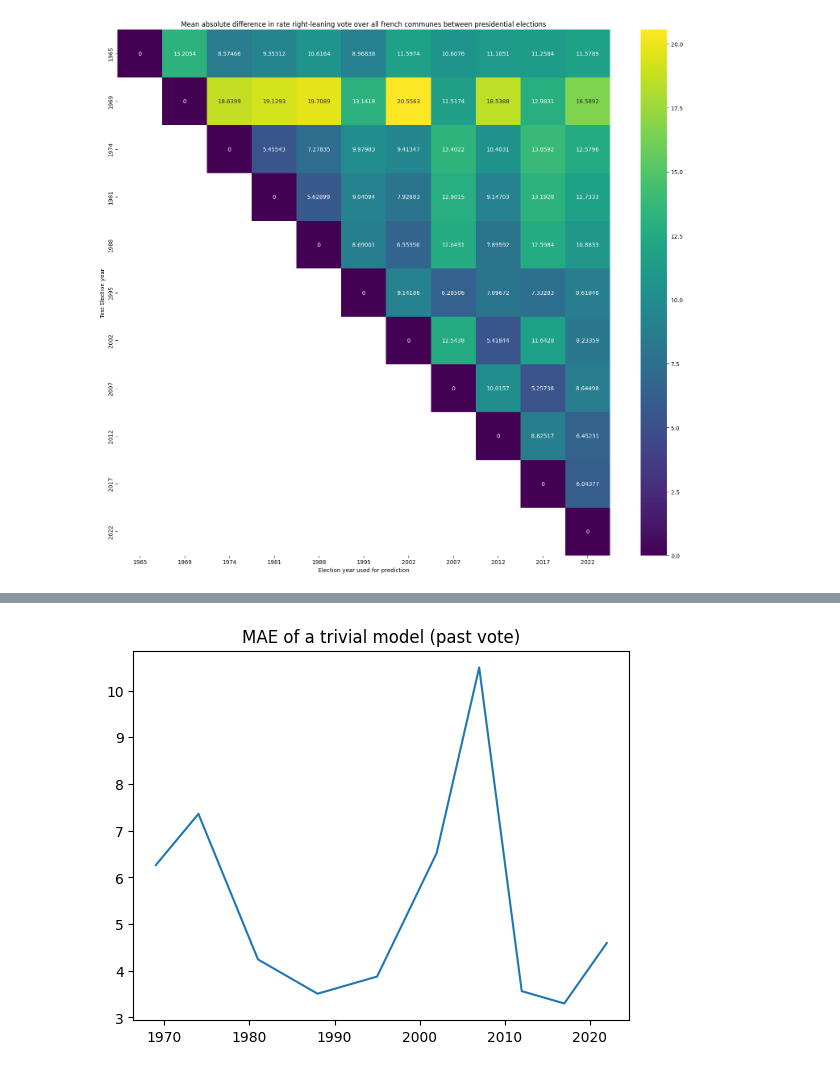
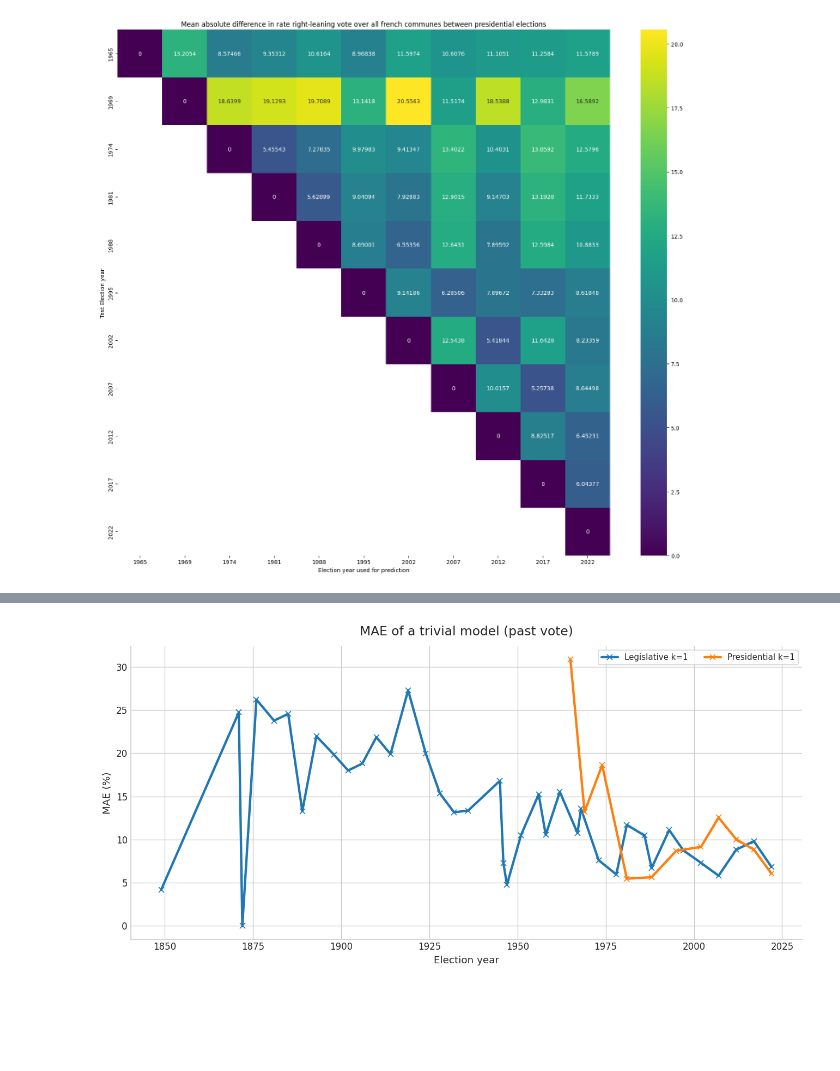
Before and after one commit to artmanceau/electera, a Jupyter notebook: notebooks/model/vote_stability.ipynb, the cells around one changed output, grey strips where cells are left out. Cells and saved outputs as stored; diff of their text form; code cells hidden in the pictures; blank space fills up the shorter version.

```diff
--- a/notebooks/model/vote_stability.ipynb
+++ b/notebooks/model/vote_stability.ipynb
@@ -55 +64,3 @@ years, matrix = produce_heatmap(var='pvoteTD', election_type='presidentiel', met
+# %%
+years_pres, matrix_pres = get_matrix(election_type=['presidentiel'], metric='mae', min_year=0, max_year=3000, var='pvoteTD')
 # %%
@@ -60,4 +76,40 @@ def plot_backtest_error(k=1):
-# %%
-plot_backtest_error(1)
-# %% [output]
-[figure, removed]
+# %%
+def plot_backtest_error(
+    years_leg,
+    years_pres,
+    matrix_leg,
+    matrix_pres,
+    title="MAE of a trivial model (past vote)",
+):
+    plt.style.use("seaborn-v0_8-whitegrid")
+    fig, ax = plt.subplots(figsize=(11, 5.5), dpi=120)
+
+    leg = np.asarray(matrix_leg)
+    pres = np.asarray(matrix_pres)
+
+    def add_family(years, mat, color, label):
+        # Main line
+        k1 = np.diag(mat, k=1) * 100
+        ax.plot(years[1:], k1, color=color, lw=2.6, alpha=1.0, label=f"{label} k=1", marker='x')
+
+        # Higher k: lighter + thinner
+        for k, alpha, lw in []:
+            kk = np.diag(mat, k=k) * 100
+            x = np.asarray(years[k:])
+            ax.plot(x, kk, color=color, lw=lw, alpha=alpha, label=f"{label} k={k}")
+
+    add_family(years_leg, leg, "#1f77b4", "Legislative")
+    add_family(years_pres, pres, "#ff7f0e", "Presidential")
+
+    ax.set_title(title, fontsize=14, pad=12)
+    ax.set_xlabel("Election year", fontsize=11)
+    ax.set_ylabel("MAE (%)", fontsize=11)
+    ax.spines["top"].set_visible(False)
+    ax.spines["right"].set_visible(False)
+    ax.legend(frameon=True, ncol=2, fontsize=9)
+    plt.tight_layout()
+    plt.show()
+# %%
+plot_backtest_error(years_leg, years_pres, matrix_leg, matrix_pres)
+# %% [output]
+[figure, added]
```
Also changed, not shown: parts of 20 cells of this notebook, 9 other files.
